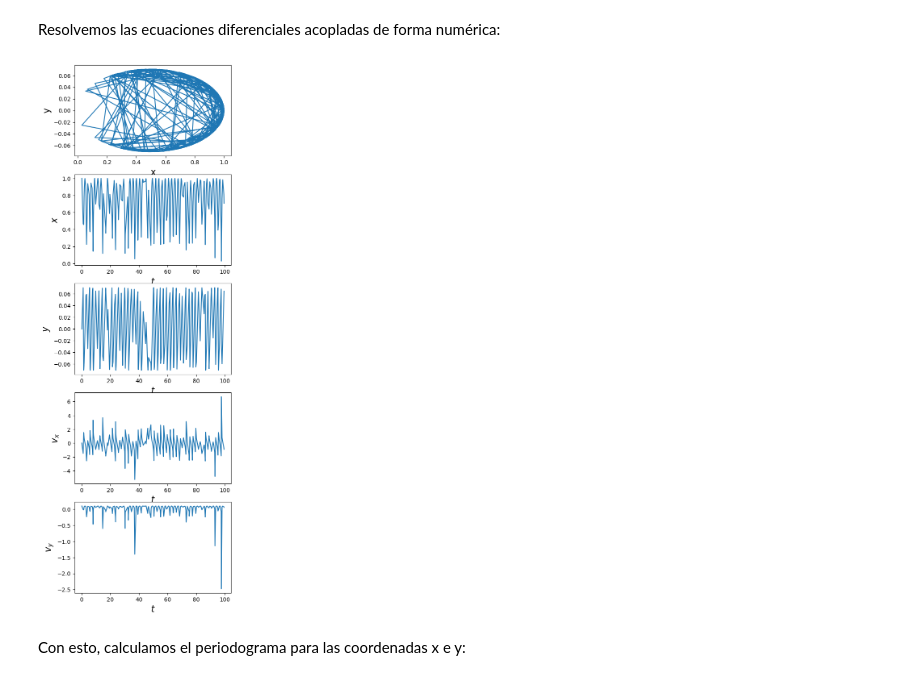
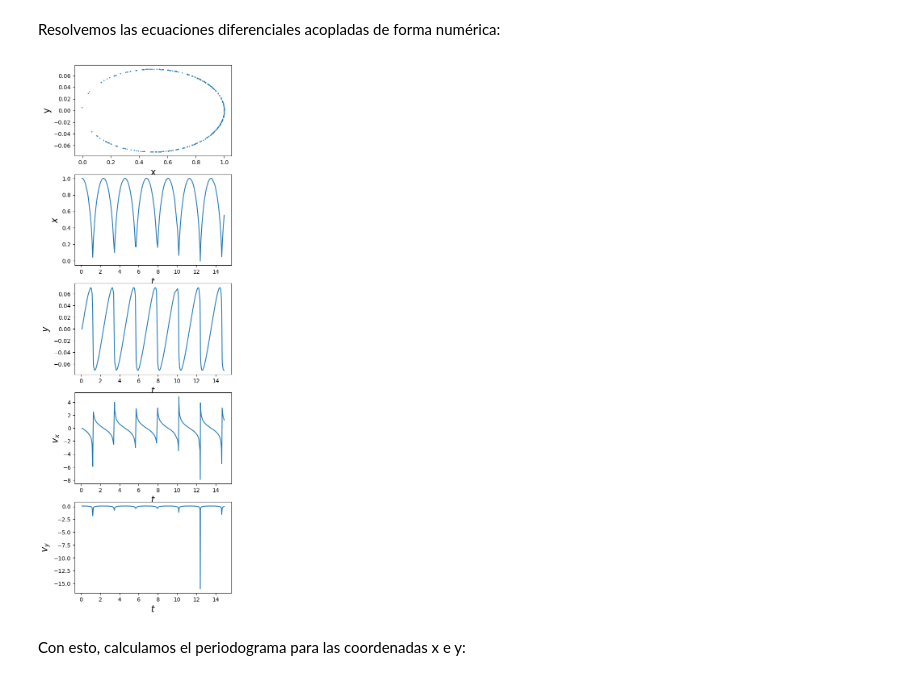
Before and after one commit to tobiheyday/Tesis, a Jupyter notebook: Tesis.ipynb, the cells around one changed output. Saved outputs shown, nothing was run; the diff lists cells and outputs as text; code cells hidden in the pictures.

```diff
--- a/Tesis.ipynb
+++ b/Tesis.ipynb
@@ -33,6 +32,8 @@ n_out = 100000
 # %% [markdown]
 Generamos aleatoriamente tiempos de muestreo.
 # %%
+seed_value = 1
+rng = np.random.default_rng(seed_value)
 t = rng.uniform(0, 10*np.pi, n_in)
 # %% [markdown]
 Ploteamos dos ondas sinusoidales con freciencias diferentes ($\frac{w1}{w2}\neq Q$) para los tiempos seleccionados.
@@ -154,7 +155,10 @@ Planteamos las condiciones iniciales.
 Resolvemos las ecuaciones diferenciales acopladas de forma numérica:
 # %%
 # Elegimos los tiempos de observación t
-t = rng.uniform(0, 100, n_in)
+seed_value = 10
+rng = np.random.default_rng(seed_value)
+
+t = rng.uniform(0, 15, n_in)
 # %%
 t.sort()
 # %%
@@ -180,26 +184,26 @@ v_y_1 = xyv_xv_y1[:,3]
 # %%
 # Graficamos las soluciones
 
 fig, (ax1,ax2,ax3,ax4,ax5) = plt.subplots(5, 1, figsize=(5,17))
 
-ax1.plot(x_1,y_1)
+ax1.plot(x_1,y_1, 'o', ms=1)
 ax2.plot(t, x_1)
 ax3.plot(t, y_1)
 ax4.plot(t, v_x_1)
 ax5.plot(t, v_y_1)
 
 ax1.set_ylabel('y', fontsize=16)
 ax1.set_xlabel('x', fontsize=16)
 ax2.set_xlabel('$t$', fontsize=16)
 ax3.set_xlabel('$t$', fontsize=16)
 ax4.set_xlabel('$t$', fontsize=16)
 ax5.set_xlabel('$t$', fontsize=16)
 ax2.set_ylabel('$x$', fontsize=16)
 ax3.set_ylabel('$y$', fontsize=16)
 ax4.set_ylabel('$v_x$', fontsize=16)
 ax5.set_ylabel('$v_y$', fontsize=16);
 # %% [output]
-[figure, old version]
+[figure, new version]
 # %% [markdown]
 Con esto, calculamos el periodograma para las coordenadas x e y:
 # %% [markdown]
```
Also changed, not shown: parts of 63 cells of this notebook.
